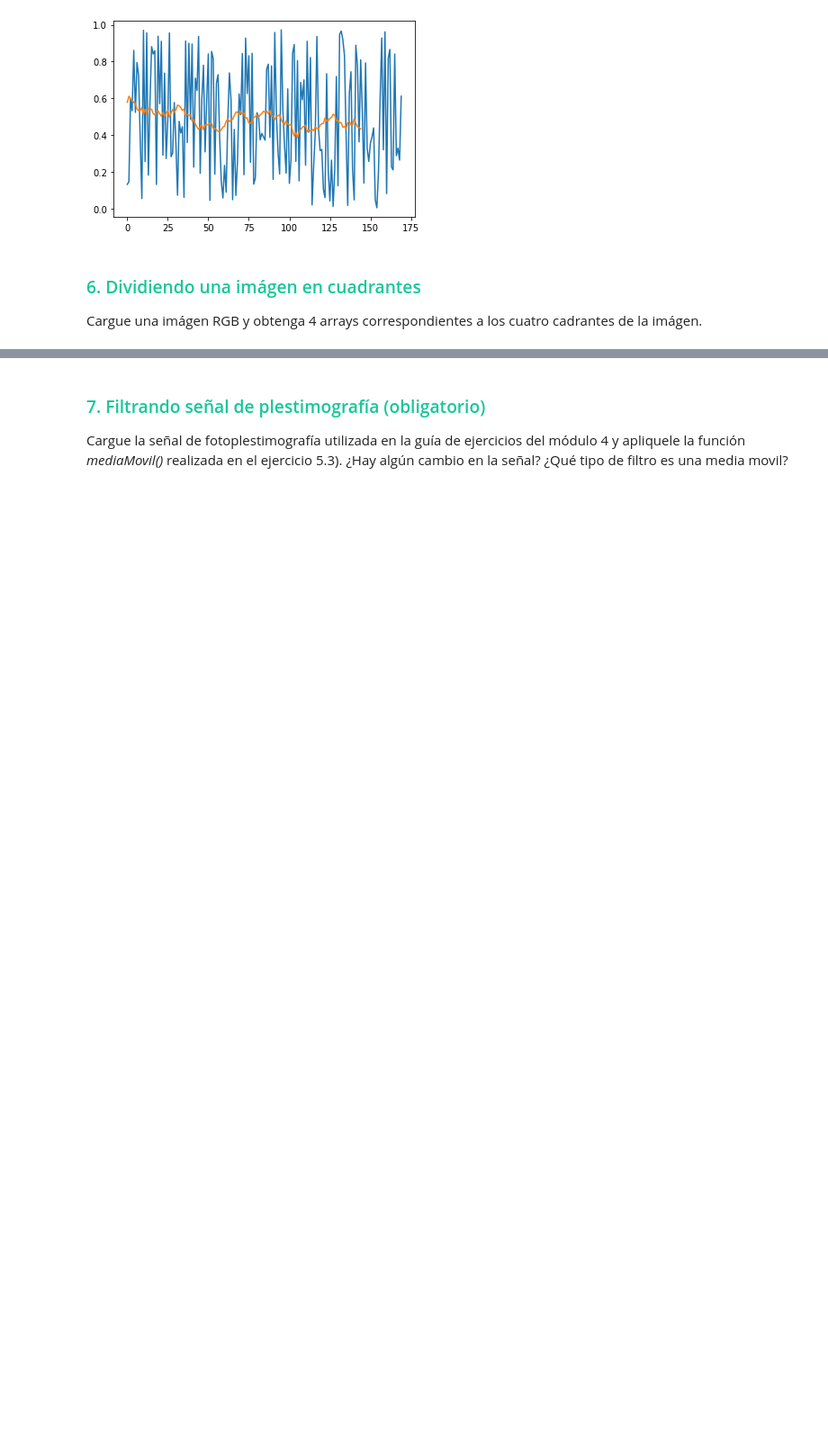
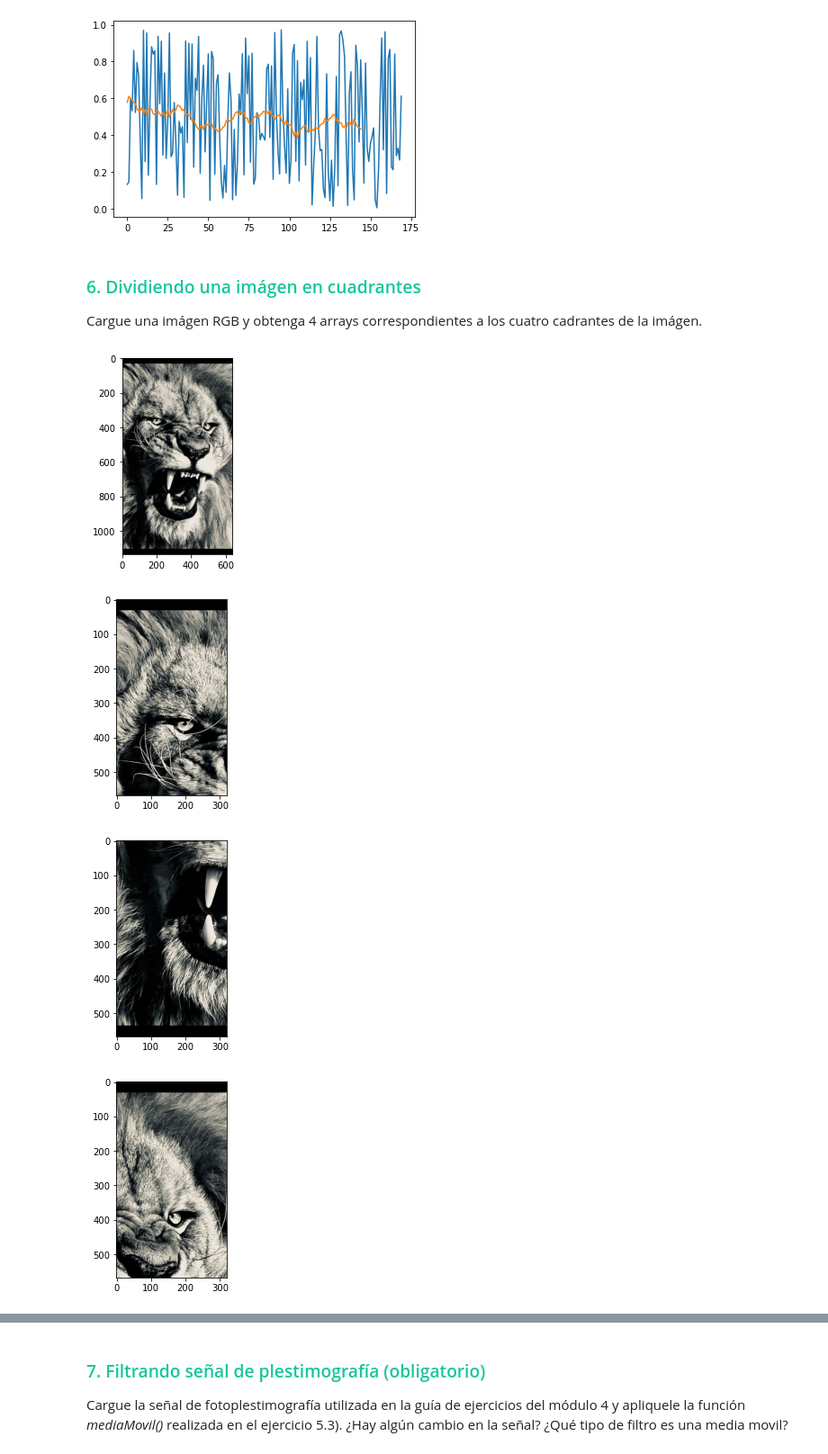
Before and after one commit to maximilianog258/PDAMaxiG, a Jupyter notebook: Jupyter teoría parte 6/Ejercitación Numpy/Módulo 6 - Ejercicios.ipynb, the cells around one changed output, grey strips where cells are left out. Shown at 90% size. Cells and saved outputs as stored; diff of their text form; code cells hidden in the pictures; blank space fills up the shorter version.

```diff
--- a/Jupyter teoría parte 6/Ejercitación Numpy/Módulo 6 - Ejercicios.ipynb
+++ b/Jupyter teoría parte 6/Ejercitación Numpy/Módulo 6 - Ejercicios.ipynb
@@ -320,3 +319,31 @@ plt.show()
 ### <span style='color:#16C79A'>6. Dividiendo una imágen en cuadrantes</span>
 
 Cargue una imágen RGB y obtenga 4 arrays correspondientes a los cuatro cadrantes de la imágen.
+# %%
+import matplotlib.pyplot as plt
+import matplotlib.image as mpimg
+
+
+lion = mpimg.imread("leon.jpg")
+plt.imshow(lion)
+plt.show()
+
+corte1 = lion[0:568,0:320,:]
+corte2 = lion[568:1136,0:320,:]
+corte3 = lion[0:568,320:640,:]
+corte4 = lion[568:1136,320:640,:]
+np.shape(corte1)
+#############################################
+plt.imshow(corte1)
+plt.show()
+plt.imshow(corte2)
+plt.show()
+plt.imshow(corte3)
+plt.show()
+plt.imshow(corte4)
+plt.show()
+# %% [output]
+[figure, added]
+[figure, added]
+[figure, added]
+[figure, added]
```
Also changed, not shown: parts of 10 cells of this notebook, 5 other files.
